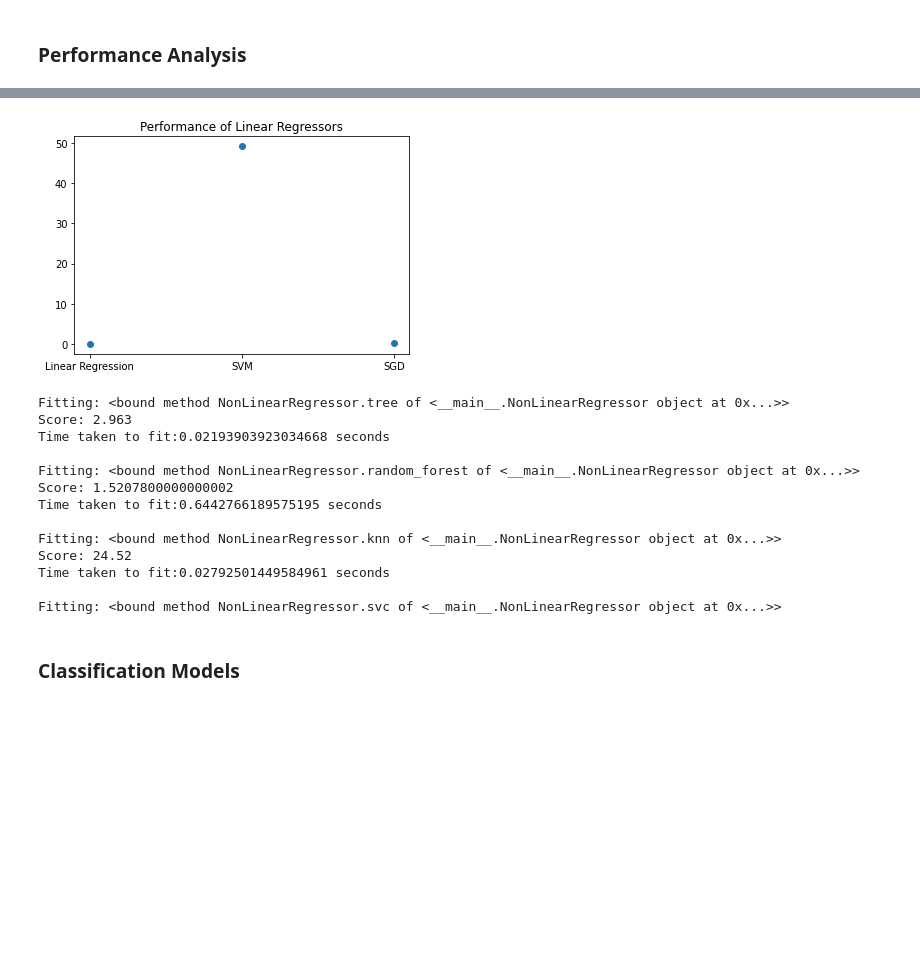
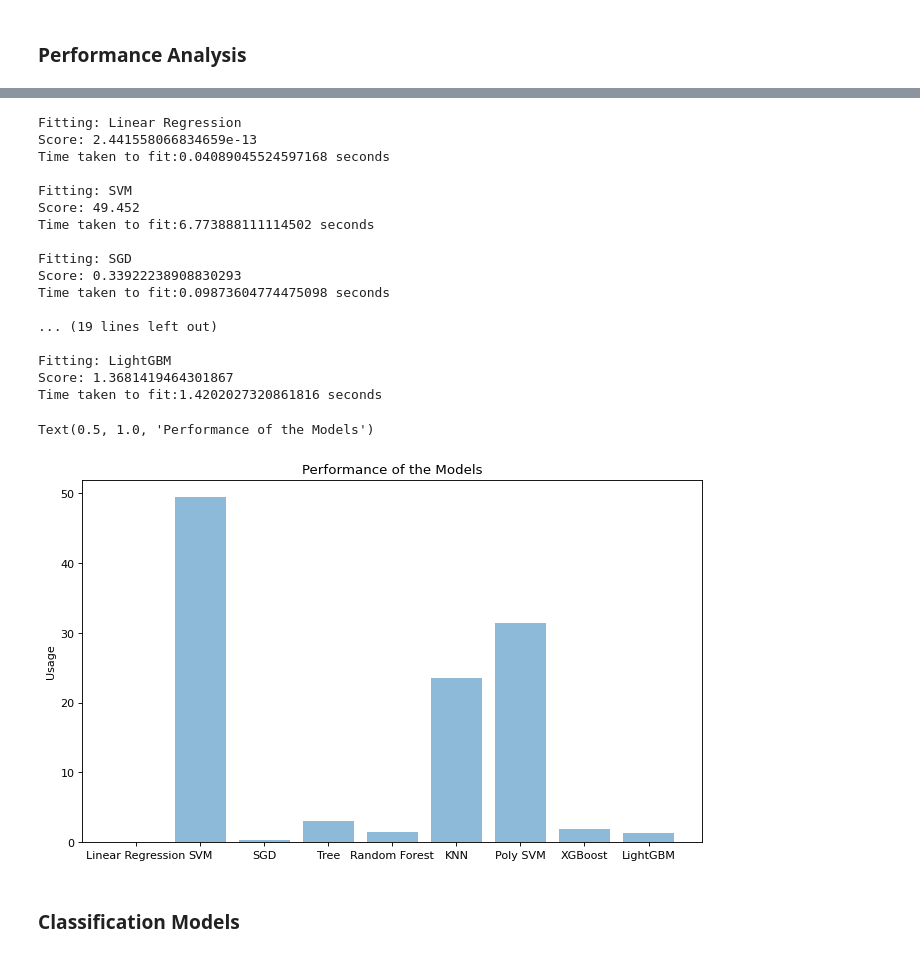
Before and after one commit to TeamEpochGithub/onboarding_2022, a Jupyter notebook: tutorials/basic_models.ipynb, the cells around one changed output, grey strips where cells are left out. Drawn from its saved outputs; the diff is of its cells as text; code cells hidden in the pictures; blank space fills up the shorter version.

Commit message:
finished basic_models

```diff
--- a/tutorials/basic_models.ipynb
+++ b/tutorials/basic_models.ipynb
@@ -169,8 +195,8 @@ class NonLinearRegressor(Regressor):
 # %%
-def run_methods(methods):
-    for method in methods:
+def run_methods(methods, names, results):
+    for i, method in enumerate(methods):
         # Initialize the timer
-        print("Fitting: " + str(method))
+        print("Fitting: " + names[i])
         import time
         start = time.time()
         # Store only the score
@@ -204,31 +208,43 @@ Time taken to fit:0.09574294090270996 seconds
-# %%
-# Plot out the linear regressor performances
-plt.scatter(["Linear Regression", "SVM", "SGD"], results)
-plt.title("Performance of Linear Regressors")
-plt.show()
-# %% [output]
-[figure, removed]
 # %%
+# Initialize our linear regressor class
+linear_reg = LinearRegressor(data)
+# These are the methods we want to call
+linear_methods = [linear_reg.linear_regression, linear_reg.svc, linear_reg.sgd]
+linear_names = ["Linear Regression", "SVM", "SGD"]
+
 # Initialize our non linear regressor class
 nonlinear_reg = NonLinearRegressor(data)
-
 # These are the methods we want to call
 nonlinear_methods = [nonlinear_reg.tree, nonlinear_reg.random_forest, nonlinear_reg.knn, nonlinear_reg.svc]
-# Here we store the results
+nonlinear_names = ["Tree", "Random Forest", "KNN", "Poly SVM"]
+
+# Initialize our boosted tree class
+boosted_reg = BoostedTrees(data)
+# These are the methods we want to call
+boosted_methods = [boosted_reg.xgboost, boosted_reg.light_gbm]
+boosted_names = ["XGBoost", "LightGBM"]
+
+# The accuracy results
 results = []
 
-run_methods(nonlinear_methods)
+run_methods(linear_methods, linear_names, results)
+run_methods(nonlinear_methods, nonlinear_names, results)
+run_methods(boosted_methods, boosted_names, results)
 # %% [output]
-Fitting: <bound method NonLinearRegressor.tree of <__main__.NonLinearRegressor object at 0x...>>
-Score: 2.963
-Time taken to fit:0.02193903923034668 seconds
+Fitting: Linear Regression
+Score: 2.441558066834659e-13
+Time taken to fit:0.04089045524597168 seconds
 
-Fitting: <bound method NonLinearRegressor.random_forest of <__main__.NonLinearRegressor object at 0x...>>
-Score: 1.5207800000000002
-Time taken to fit:0.6442766189575195 seconds
+Fitting: SVM
+Score: 49.452
+Time taken to fit:6.773888111114502 seconds
 
-Fitting: <bound method NonLinearRegressor.knn of <__main__.NonLinearRegressor object at 0x...>>
-Score: 24.52
-Time taken to fit:0.02792501449584961 seconds
+Fitting: SGD
+Score: 0.33922238908830293
+Time taken to fit:0.09873604774475098 seconds
 
-Fitting: <bound method NonLinearRegressor.svc of <__main__.NonLinearRegressor object at 0x...>>
+... (19 lines left out)
+
+Fitting: LightGBM
+Score: 1.3681419464301867
+Time taken to fit:1.4202027320861816 seconds
@@ -240,3 +251,24 @@ plt.show()
+# %%
+from matplotlib.pyplot import figure
+
+figure(figsize=(10, 6), dpi=80)
+
+names = []
+names.extend(linear_names)
+names.extend(nonlinear_names)
+names.extend(boosted_names)
+
+# Plot out the linear regressor performances
+objects = (names)
+y_pos = np.arange(len(objects))
+
+plt.bar(y_pos, results, align='center', alpha=0.5)
+plt.xticks(y_pos, objects)
+plt.ylabel('Usage')
+plt.title('Performance of the Models')
+# %% [output]
+Text(0.5, 1.0, 'Performance of the Models')
+[figure, added]
 # %% [markdown]
 ### Classification Models
 # %%
```
Also changed, not shown: parts of 20 cells of this notebook.
